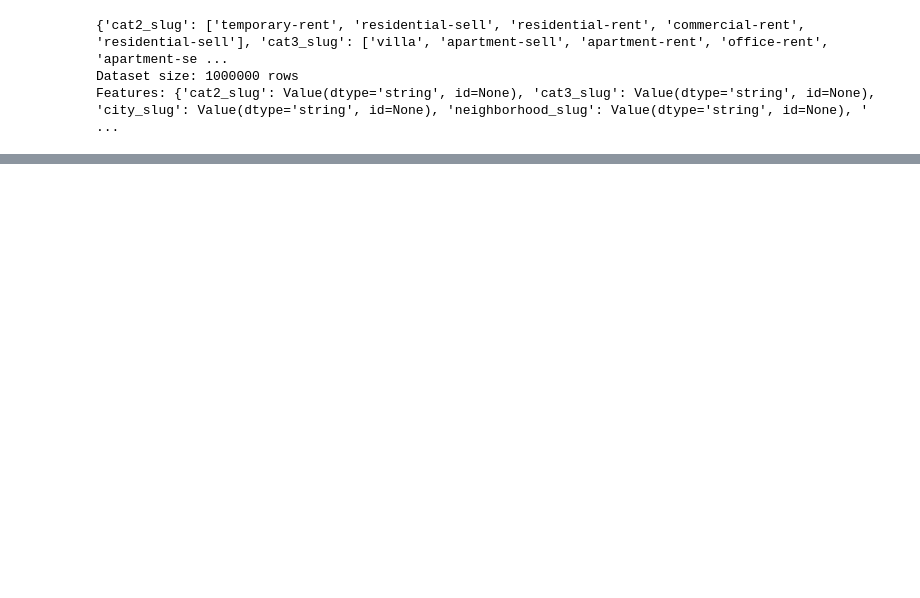
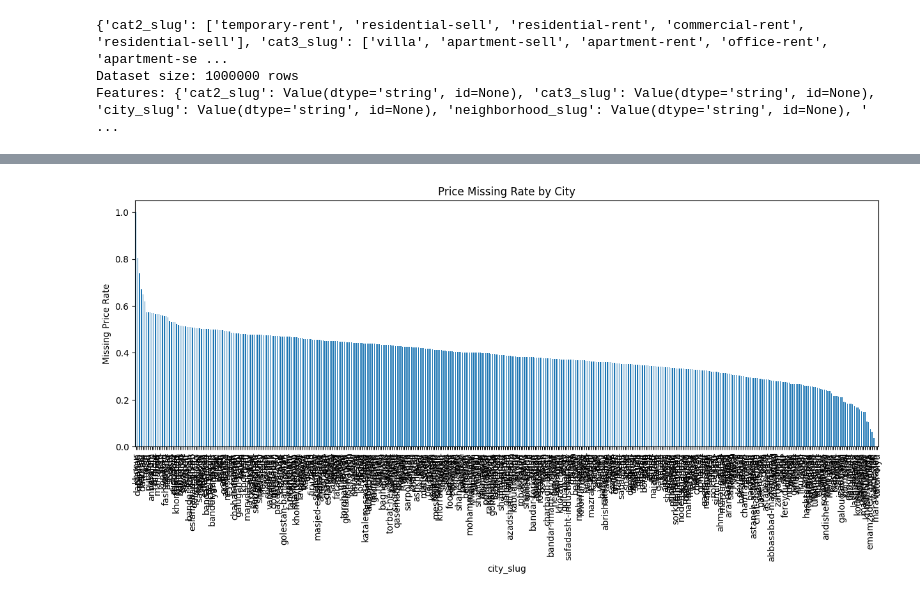
Before and after one commit to Arashjp8/hg-divar, a Jupyter notebook: index.ipynb, the cells around one changed output, grey strips where cells are left out. Cells and saved outputs as stored; diff of their text form; code cells hidden in the pictures; blank space fills up the shorter version.

```diff
--- a/index.ipynb
+++ b/index.ipynb
@@ -93,0 +80,22 @@ Correlation: 0.00022700250964781117, p-value: 0.8204220090616225
+# %%
+# at first this value was 90% and it removed 26 cols
+# but since a lot of remaining data had missing rate of
+# more than 50% and where useless decided to make it 50%
+threshold = 0.5
+
+missing_rates = df.isnull().mean()
+
+cols_to_drop = missing_rates[missing_rates > threshold].index.tolist()
+
+df.drop(columns=cols_to_drop, inplace=True)
+
+# report
+print(f"Columns dropped due to missing rate > {threshold*100:.0f}%: {len(cols_to_drop)}")
+print("Dropped columns:")
+print(cols_to_drop)
+
+print("\nCurrent DataFrame info:")
+print(df.info())
+
+print("\nCurrent missing rates summary:")
+print(df.isnull().mean())
@@ -93,0 +124,8 @@ Correlation: 0.00022700250964781117, p-value: 0.8204220090616225
+# %%
+df['price_missing'] = df['price_value'].isna()
+
+cat_cols = ['cat2_slug', 'cat3_slug', 'city_slug', 'created_at_month']
+
+for col in cat_cols:
+    missing_dist = df.groupby(col)['price_missing'].mean().sort_values(ascending=False)
+    print(f"Missing price rate per {col}:\n{missing_dist}\n")
@@ -93,0 +150,9 @@ Correlation: 0.00022700250964781117, p-value: 0.8204220090616225
+# %%
+import matplotlib.pyplot as plt
+
+city_missing = df.groupby('city_slug')['price_missing'].mean().sort_values(ascending=False)
+city_missing.plot(kind='bar', figsize=(15,5), title='Price Missing Rate by City')
+plt.ylabel('Missing Price Rate')
+plt.show()
+# %% [output]
+[figure, added]
```
Also changed, not shown: parts of 12 cells of this notebook.
